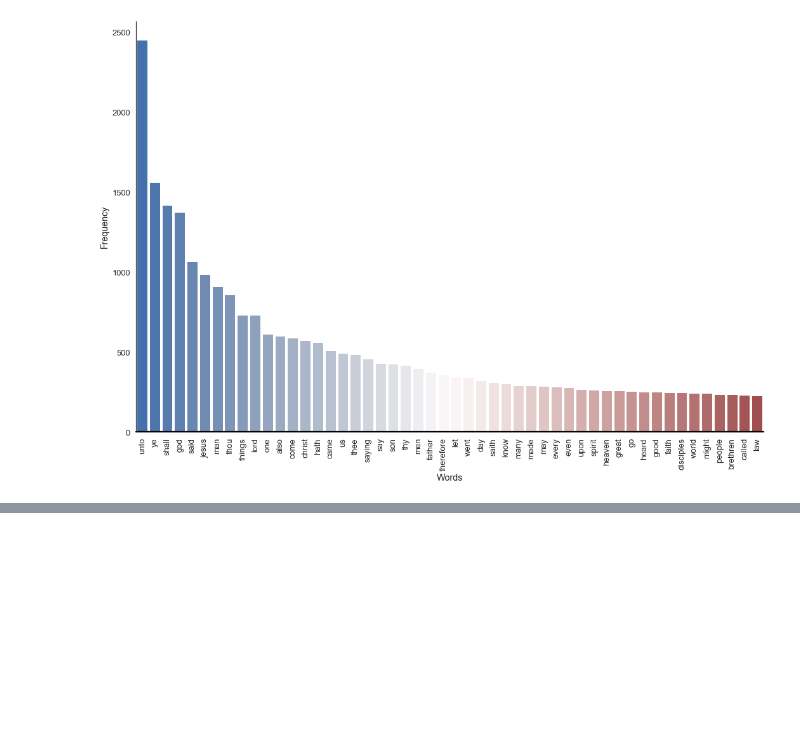
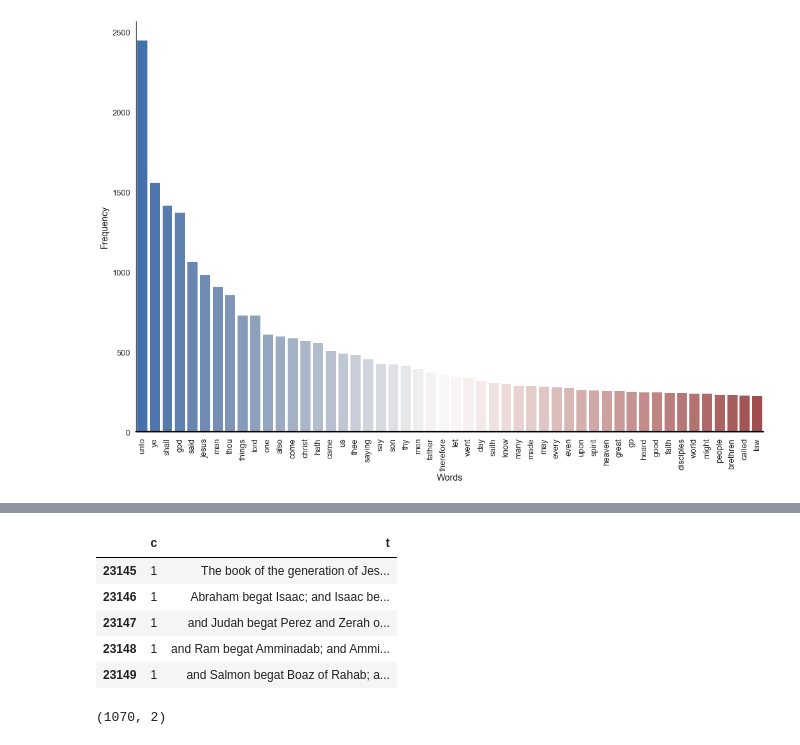
Before and after one commit to georgeblu1/Data-Projects, a Jupyter notebook: Bible.ipynb, the cells around one changed output, grey strips where cells are left out. Drawn from its saved outputs; the diff is of its cells as text; code cells hidden in the pictures; blank space fills up the shorter version.

```diff
--- a/Bible.ipynb
+++ b/Bible.ipynb
@@ -235,0 +250,11 @@ plt.xticks(rotation=90)
+# %%
+matthew = matthew[matthew['b'] == 40]
+matthew = matthew[['c','t']]
+matthew.head()
+# %% [output]
+|  | c | t |
+| 23145 | 1 | The book of the generation of Jes... |
+| 23146 | 1 | Abraham begat Isaac; and Isaac be... |
+| 23147 | 1 | and Judah begat Perez and Zerah o... |
+| 23148 | 1 | and Ram begat Amminadab; and Ammi... |
+| 23149 | 1 | and Salmon begat Boaz of Rahab; a... |
@@ -235,0 +289,6 @@ plt.xticks(rotation=90)
+# %%
+clean_matthew = pd.DataFrame(matthew_result,columns=['t'])
+clean_matthew['c'] = matthew.c
+clean_matthew.shape
+# %% [output]
+(1070, 2)
```
Also changed, not shown: parts of 12 cells of this notebook.
